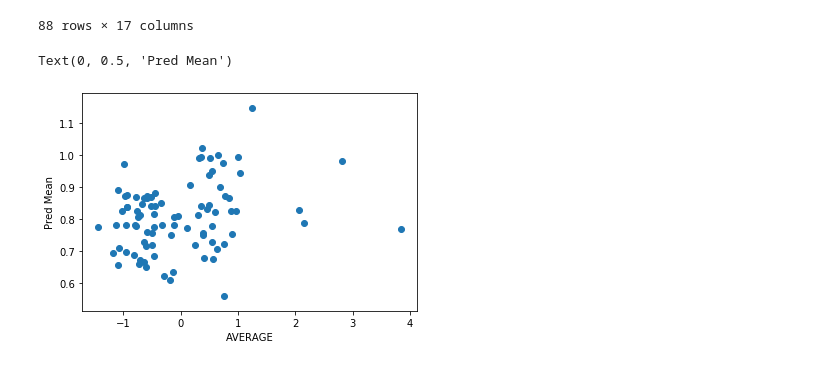
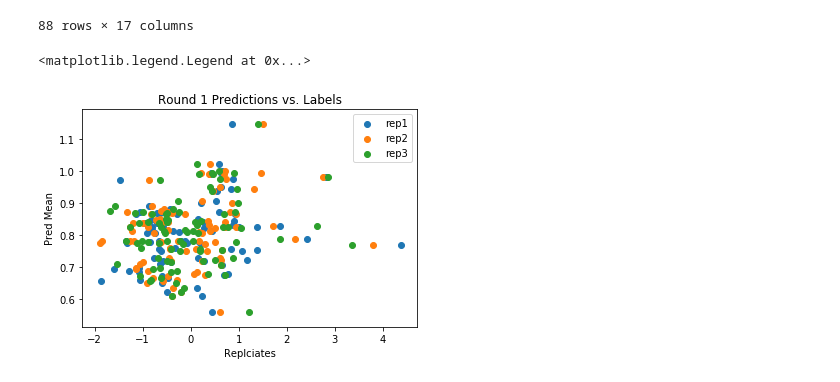
Before and after one commit to mholowko/Solaris, a Jupyter notebook: notebooks/result_analysis/Data_visualisation.ipynb, the cells around one changed output. Saved outputs shown, nothing was run; the diff lists cells and outputs as text; code cells hidden in the pictures.

```diff
--- a/notebooks/result_analysis/Data_visualisation.ipynb
+++ b/notebooks/result_analysis/Data_visualisation.ipynb
@@ -161,10 +163,14 @@ df_bandit2
 | 263 | 263 | RBS_BA_2887 | bandit2 | Third_Plate | TTTAAGACTCTACTATACAT | CTCTAC | 0.444056 | 0.390587 | 0.054900 | NaN | NaN | ... |
 | 264 | 264 | RBS_BA_3330 | bandit2 | Third_Plate | TTTAAGATGGTTATATACAT | TGGTTA | 0.645506 | 0.623099 | 0.627540 | NaN | NaN | ... |
 88 rows × 17 columns
-# %%
-plt.scatter(df_bandit2['AVERAGE'], df_bandit2['Pred Mean'])
-plt.xlabel('AVERAGE')
-plt.ylabel('Pred Mean')
-# %% [output]
-Text(0, 0.5, 'Pred Mean')
-[figure, removed]
+# %%
+plt.scatter(df_bandit2['Rep1'], df_bandit2['Pred Mean'], label = 'rep1')
+plt.scatter(df_bandit2['Rep2'], df_bandit2['Pred Mean'], label = 'rep2')
+plt.scatter(df_bandit2['Rep3'], df_bandit2['Pred Mean'], label = 'rep3')
+plt.xlabel('Replciates')
+plt.ylabel('Pred Mean')
+plt.title('Round 1 Predictions vs. Labels')
+plt.legend()
+# %% [output]
+<matplotlib.legend.Legend at 0x...>
+[figure, added]
```
Also changed, not shown: parts of 1 cell of this notebook, 1 other file.
